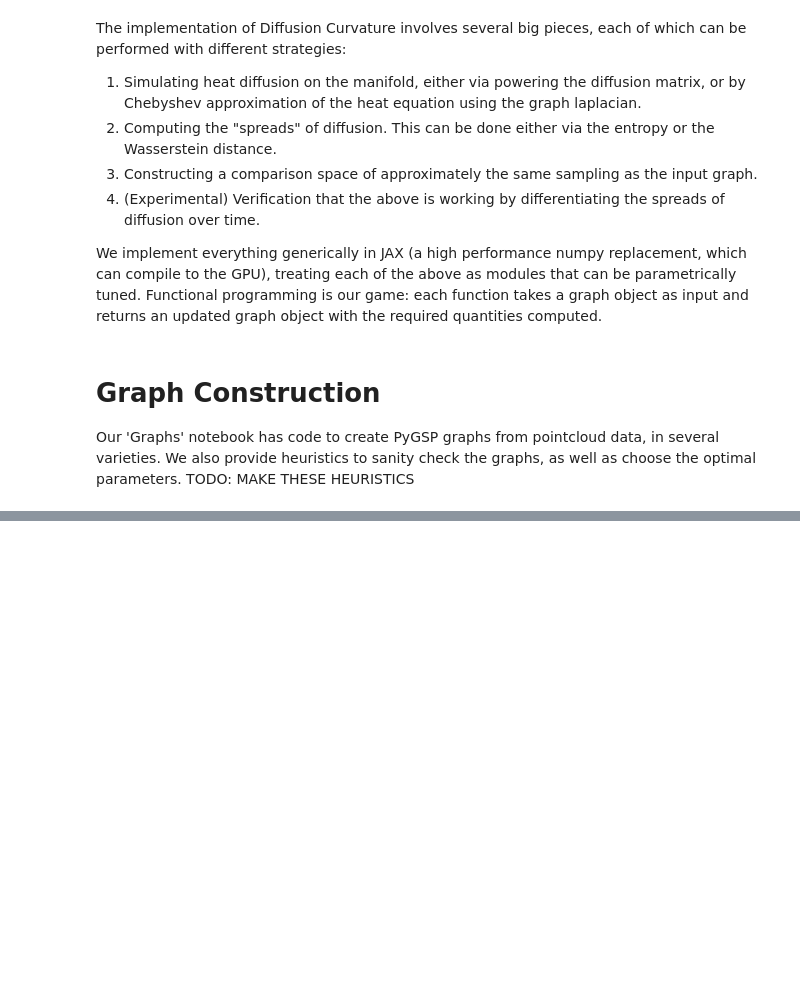
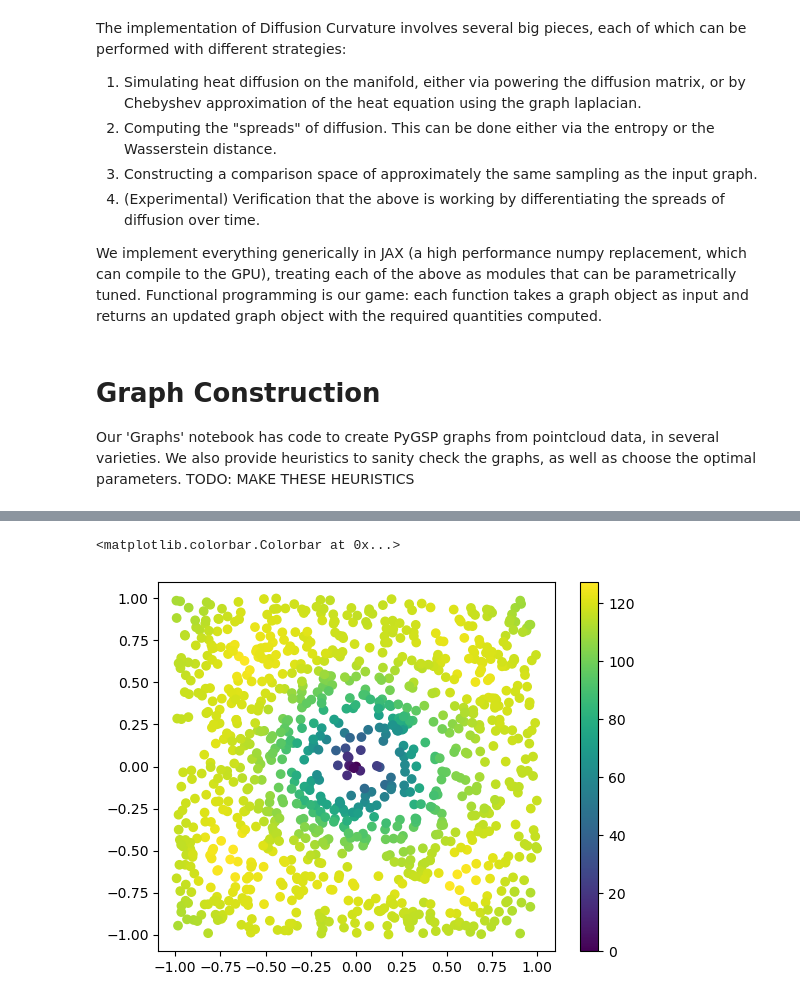
Before and after one commit to professorwug/diffusion_curvature_old, a Jupyter notebook: nbs/1 Core.ipynb, the cells around one changed output, grey strips where cells are left out. Drawn from its saved outputs; the diff is of its cells as text; code cells hidden in the pictures; blank space fills up the shorter version.

```diff
--- a/nbs/1 Core.ipynb
+++ b/nbs/1 Core.ipynb
@@ -237,0 +249,12 @@ graphtools.graphs.TraditionalPyGSPGraph
+# %%
+P = diff_op(G_plane).todense() # is sparse, by default
+P = jnp.array(P)
+Pt = jax_power_matrix(P,8)
+# %%
+phate_d = phate_distances_differentiable(Pt)
+# %%
+plt.scatter(X_plane[:,0],X_plane[:,1], c = phate_d[0])
+plt.colorbar()
+# %% [output]
+<matplotlib.colorbar.Colorbar at 0x...>
+[figure, added]
```
Also changed, not shown: parts of 15 cells of this notebook, 13 other files.
